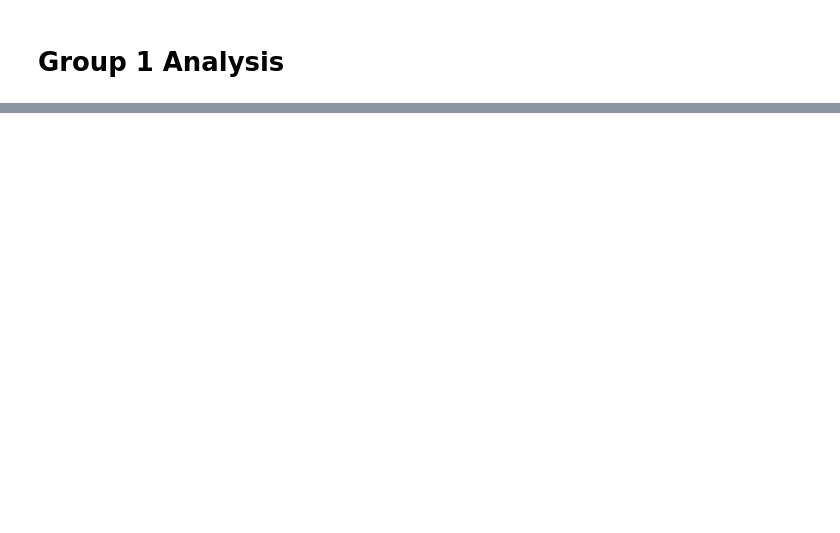
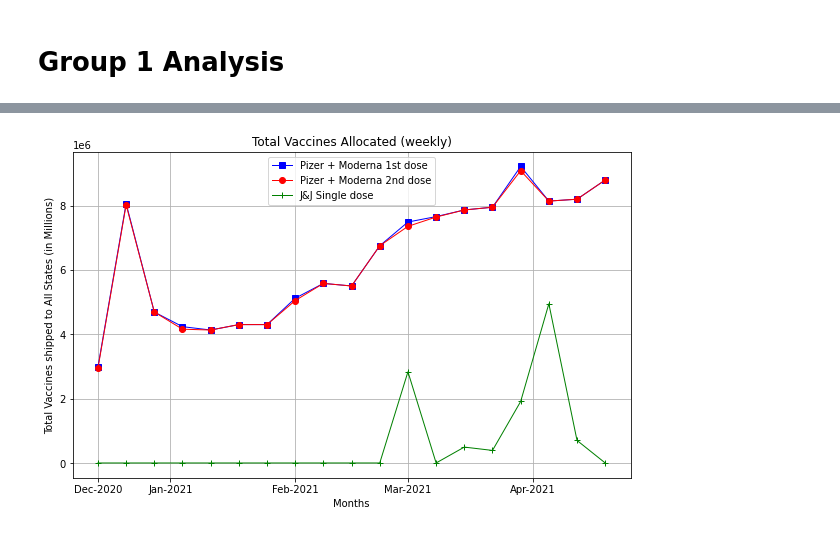
Before and after one commit to AnneNiemiec/Project_One, a Jupyter notebook: group1_analysis/data_explore_group1.ipynb, the cells around one changed output, grey strips where cells are left out. Saved outputs shown, nothing was run; the diff lists cells and outputs as text; code cells hidden in the pictures; blank space fills up the shorter version.

```diff
--- a/group1_analysis/data_explore_group1.ipynb
+++ b/group1_analysis/data_explore_group1.ipynb
@@ -104,0 +130,7 @@ census_df.head()
+# %%
+vaccine_allocation_df['Month'] = pd.DatetimeIndex(vaccine_allocation_df['date']).month.astype(str)
+vaccine_allocation_df['Year'] = pd.DatetimeIndex(vaccine_allocation_df['date']).year.astype(str)
+vaccine_allocation_df['yr_mo'] = vaccine_allocation_df['Year'] + '-' + vaccine_allocation_df['Month']
+vaccine_By_day = vaccine_allocation_df.groupby(['day_num', 'date', 'yr_mo']).sum().reset_index()
+vaccine_By_day
+# vaccine_allocation_df
@@ -104,0 +155,25 @@ census_df.head()
+# %%
+## Adding Dose 1 PFE and MRNA And Adding Dose2 PFE and MRNA
+vaccine_By_day['Dose_1'] = vaccine_By_day['pfe_dose_1'] + vaccine_By_day['mrna_dose_1']
+vaccine_By_day['Dose_2'] = vaccine_By_day['pfe_dose_2'] + vaccine_By_day['mrna_dose_2']
+
+## Plot Figure
+plt.figure(figsize=(10,6))
+plt.plot(vaccine_By_day['day_num'], vaccine_By_day['Dose_1'], marker='s',color='b', linewidth=1, label='Pizer + Moderna 1st dose')
+plt.plot(vaccine_By_day['day_num'], vaccine_By_day['Dose_2'], marker='o', color='red', linewidth=1, label='Pizer + Moderna 2nd dose')
+plt.plot(vaccine_By_day['day_num'], vaccine_By_day['jnj_dose_1'], marker='+', color='green', linewidth=1, label='J&J Single dose')
+
+## Labels and Ticks
+plt.xlabel('Months')
+plt.ylabel('Total Vaccines shipped to All States (in Millions)')
+plt.title('Total Vaccines Allocated (weekly)')
+plt.xticks([0, 18, 49, 77, 108], ['Dec-2020', 'Jan-2021', 'Feb-2021', 'Mar-2021', 'Apr-2021'], rotation='horizontal')
+plt.legend(loc='upper center')
+plt.grid()
+
+plt.savefig('Graphs/Line_Vaccine_allocation_by_date.png')
+plt.show()
+
+# vaccine_By_day.to_csv('vacation.csv')
+# %% [output]
+[figure, added]
```
Also changed, not shown: parts of 20 cells of this notebook, 5 other files.
